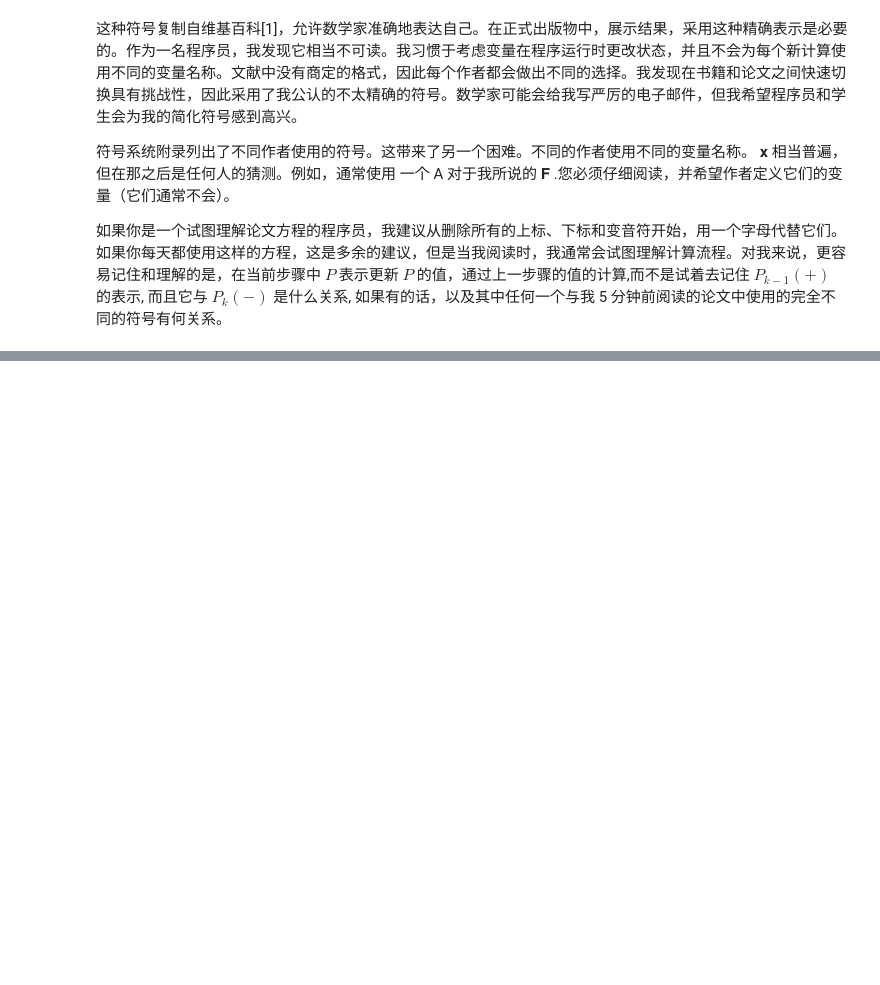
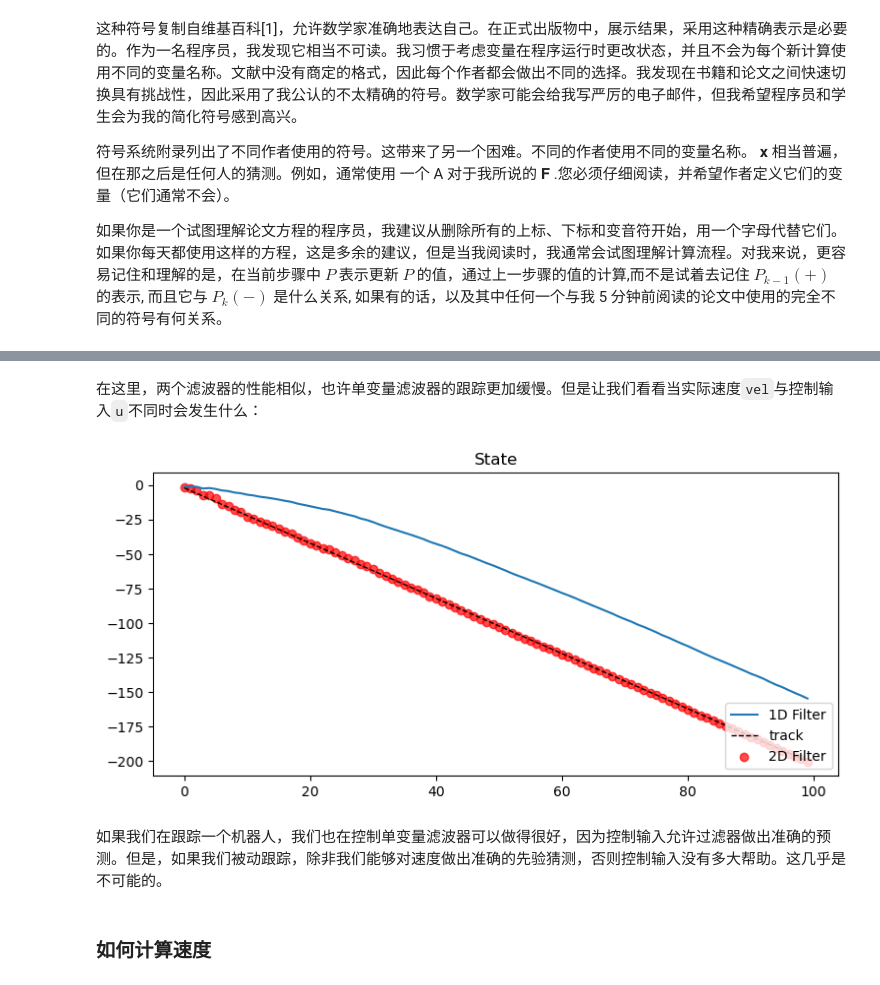
Before and after one commit to SunJianboGitHub/KalmanFilter, a Jupyter notebook: 06-多元卡尔曼滤波器.ipynb, the cells around one changed output, grey strips where cells are left out. Cells and saved outputs as stored; diff of their text form; code cells hidden in the pictures; blank space fills up the shorter version.

```diff
--- a/06-多元卡尔曼滤波器.ipynb
+++ b/06-多元卡尔曼滤波器.ipynb
@@ -1241,0 +1325,10 @@ $$
+# %% [markdown]
+在这里，两个滤波器的性能相似，也许单变量滤波器的跟踪更加缓慢。但是让我们看看当实际速度`vel`与控制输入`u`不同时会发生什么：
+# %%
+compare_1D_2D(x0=0, P=50., R=5., Q=.02, vel=-2., u=1.)
+# %% [output]
+[figure, added]
+# %% [markdown]
+如果我们在跟踪一个机器人，我们也在控制单变量滤波器可以做得很好，因为控制输入允许过滤器做出准确的预测。但是，如果我们被动跟踪，除非我们能够对速度做出准确的先验猜测，否则控制输入没有多大帮助。这几乎是不可能的。
+# %% [markdown]
+### **如何计算速度**
```
Also changed, not shown: parts of 11 cells of this notebook.
